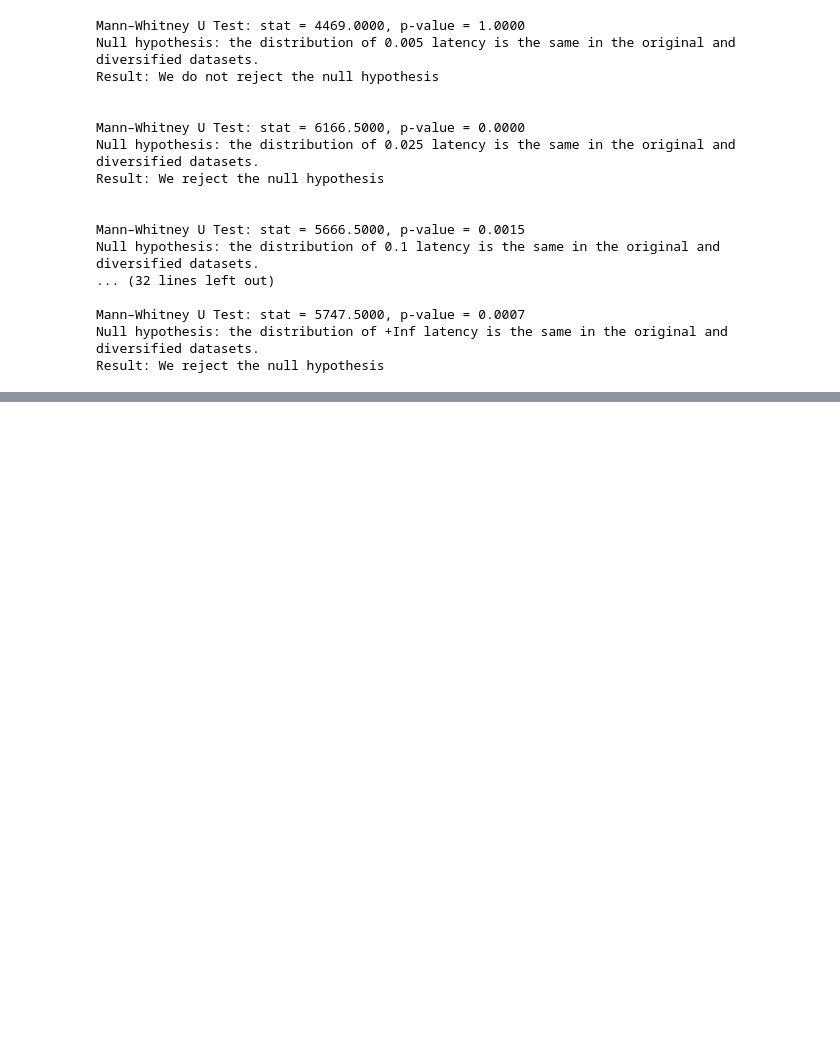
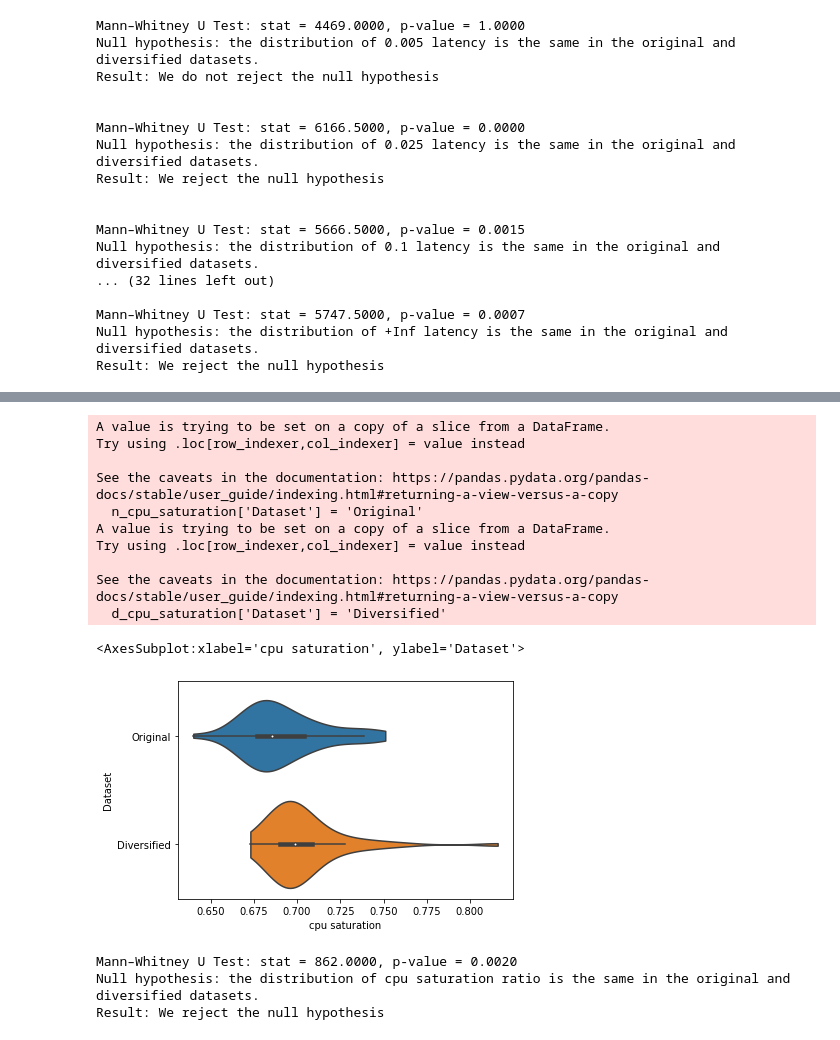
Before and after one commit to fzanart/Socialz, a Jupyter notebook: Data/Results.ipynb, the cells around one changed output, grey strips where cells are left out. Saved outputs shown, nothing was run; the diff lists cells and outputs as text; code cells hidden in the pictures; blank space fills up the shorter version.

```diff
--- a/Data/Results.ipynb
+++ b/Data/Results.ipynb
@@ -16,11 +16,13 @@ d_error_ratio = pd.read_csv('/Users/francisco/Library/CloudStorage/OneDrive-Pers
 d_memory_util = pd.read_csv('/Users/francisco/Library/CloudStorage/OneDrive-Personal/Uni of Adelaide/Socialz/Socialz/Data/Rsults/Diversified/Memory Utilization-data-2022-09-27 09 37 42.csv', skiprows=1)
 d_rps = pd.read_csv('/Users/francisco/Library/CloudStorage/OneDrive-Personal/Uni of Adelaide/Socialz/Socialz/Data/Rsults/Diversified/RPS - Service Requests per Second-data-2022-09-27 09 39 19.csv', skiprows=1)
 d_latency = pd.read_csv('/Users/francisco/Library/CloudStorage/OneDrive-Personal/Uni of Adelaide/Socialz/Socialz/Data/Rsults/Diversified/Workhorse Latency-data-as-seriestocolumns-2022-09-27 09 39 51.csv',skiprows=1)
+d_saturation = pd.read_csv('/Users/francisco/Library/CloudStorage/OneDrive-Personal/Uni of Adelaide/Socialz/Socialz/Data/Rsults/Diversified/Saturation-data-as-seriestocolumns-2022-09-27 09 38 45.csv', skiprows=1)
 
 d_error_ratio = range_data(d_error_ratio, init_time, end_time)
 d_memory_util = range_data(d_memory_util, init_time, end_time)
 d_rps = range_data(d_rps, init_time, end_time)
 d_latency = range_data(d_latency, init_time, end_time)
+d_saturation = range_data(d_saturation, init_time, end_time)
 # %%
 # Original time
 init_time, end_time = '2022-09-27T11:13:00Z','2022-09-27T13:31:00Z'
@@ -28,8 +30,10 @@ n_error_ratio = pd.read_csv('/Users/francisco/Library/CloudStorage/OneDrive-Pers
 n_memory_util = pd.read_csv('/Users/francisco/Library/CloudStorage/OneDrive-Personal/Uni of Adelaide/Socialz/Socialz/Data/Rsults/Normal/Memory Utilization-data-2022-09-27 15 18 13.csv',skiprows=1)
 n_rps = pd.read_csv('/Users/francisco/Library/CloudStorage/OneDrive-Personal/Uni of Adelaide/Socialz/Socialz/Data/Rsults/Normal/RPS - Service Requests per Second-data-2022-09-27 15 19 23.csv',skiprows=1)
 n_latency = pd.read_csv('/Users/francisco/Library/CloudStorage/OneDrive-Personal/Uni of Adelaide/Socialz/Socialz/Data/Rsults/Normal/Workhorse Latency-data-as-seriestocolumns-2022-09-27 15 21 52.csv',skiprows=1)
+n_saturation = pd.read_csv('/Users/francisco/Library/CloudStorage/OneDrive-Personal/Uni of Adelaide/Socialz/Socialz/Data/Rsults/Normal/Saturation-data-as-seriestocolumns-2022-09-27 15 21 00.csv', skiprows=1)
 
 n_error_ratio = range_data(n_error_ratio, init_time, end_time)
 n_memory_util = range_data(n_memory_util, init_time, end_time)
 n_rps = range_data(n_rps, init_time, end_time)
 n_latency = range_data(n_latency, init_time, end_time)
+n_saturation = range_data(n_saturation, init_time, end_time)
@@ -239,0 +272,36 @@ Result: We reject the null hypothesis
+# %%
+n_cpu_saturation = n_saturation[['Time', 'cpu saturation']]
+n_cpu_saturation['Dataset'] = 'Original'
+
+d_cpu_saturation = d_saturation[['Time', 'cpu saturation']]
+d_cpu_saturation['Dataset'] = 'Diversified'
+
+data = pd.concat([n_cpu_saturation, d_cpu_saturation])
+sns.violinplot(x='cpu saturation', y='Dataset', data=data, cut=0)
+# %% [output]
+A value is trying to be set on a copy of a slice from a DataFrame.
+Try using .loc[row_indexer,col_indexer] = value instead
+
+See the caveats in the documentation: https://pandas.pydata.org/pandas-docs/stable/user_guide/indexing.html#returning-a-view-versus-a-copy
+  n_cpu_saturation['Dataset'] = 'Original'
+A value is trying to be set on a copy of a slice from a DataFrame.
+Try using .loc[row_indexer,col_indexer] = value instead
+
+See the caveats in the documentation: https://pandas.pydata.org/pandas-docs/stable/user_guide/indexing.html#returning-a-view-versus-a-copy
+  d_cpu_saturation['Dataset'] = 'Diversified'
+<AxesSubplot:xlabel='cpu saturation', ylabel='Dataset'>
+[figure, added]
+# %%
+stat, p_value = mannwhitneyu(n_cpu_saturation['cpu saturation'], d_cpu_saturation['cpu saturation'])
+print(f'Mann–Whitney U Test: stat = {stat:.4f}, p-value = {p_value:.4f}')
+print('Null hypothesis: the distribution of cpu saturation ratio is the same in the original and diversified datasets.')
+if p_value > 0.05:
+    #'Same distribution (fail to reject H0)'
+    print('Result: We do not reject the null hypothesis')
+else:
+    #'Different distribution, (reject H0)'
+    print('Result: We reject the null hypothesis')
+# %% [output]
+Mann–Whitney U Test: stat = 862.0000, p-value = 0.0020
+Null hypothesis: the distribution of cpu saturation ratio is the same in the original and diversified datasets.
+Result: We reject the null hypothesis
```
Also changed, not shown: parts of 6 cells of this notebook, 3 other files.
